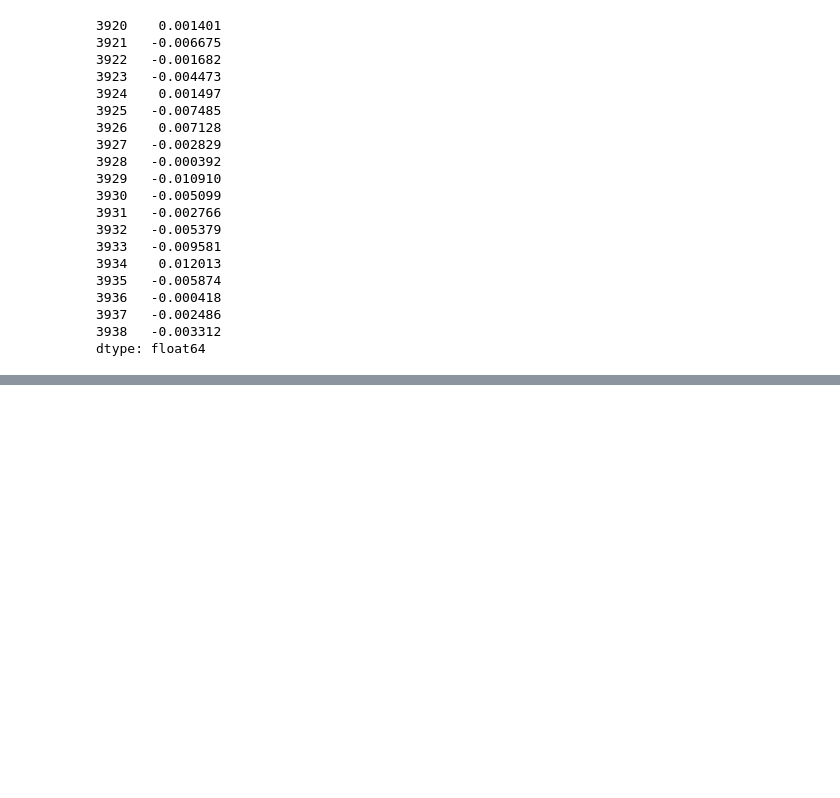
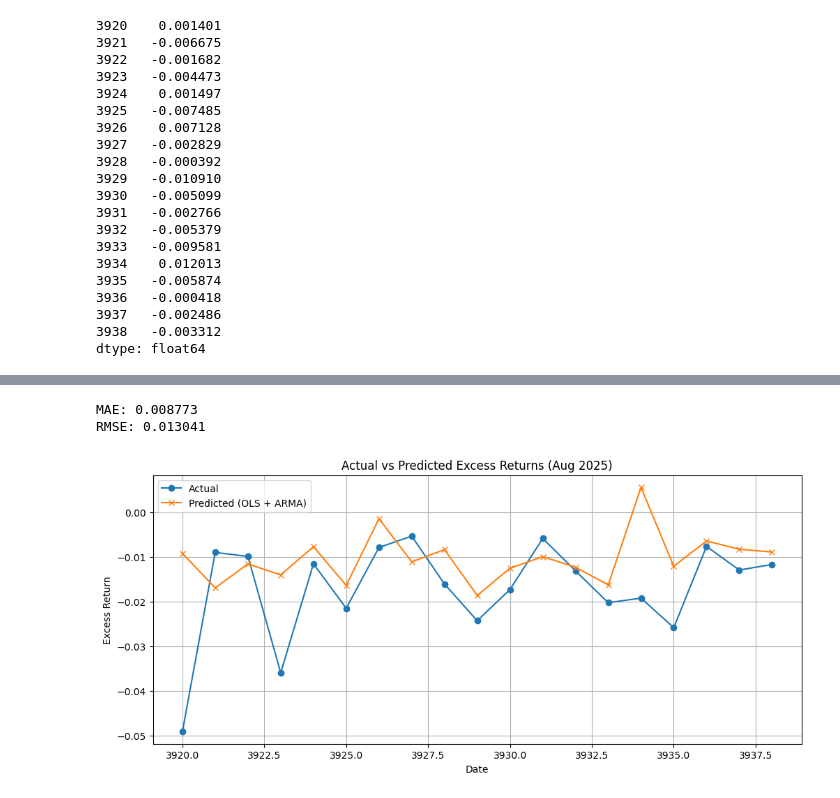
Before and after one commit to finner0203/Factor-Model-Analyzing-Portfolio-Return, a Jupyter notebook: risk_factor_regression.ipynb, the cells around one changed output, grey strips where cells are left out. Cells and saved outputs as stored; diff of their text form; code cells hidden in the pictures; blank space fills up the shorter version.

```diff
--- a/risk_factor_regression.ipynb
+++ b/risk_factor_regression.ipynb
@@ -231,0 +228,25 @@ NameError: name 'model_arma' is not defined
+# %%
+R_hat_residuals = fit.forecast(steps=len(X_test))
+# %%
+R_hat_total = R_hat_factors.values + R_hat_residuals.values
+# %%
+mae = mean_absolute_error(Y_test, R_hat_total)
+rmse = np.sqrt(mean_squared_error(Y_test, R_hat_total))
+
+print(f"MAE: {mae:.6f}")
+print(f"RMSE: {rmse:.6f}")
+# %% [output]
+MAE: 0.008773
+RMSE: 0.013041
+# %%
+plt.figure(figsize=(12, 5))
+plt.plot(Y_test.index, Y_test, label='Actual', marker='o')
+plt.plot(Y_test.index, R_hat_total, label='Predicted (OLS + ARMA)', marker='x')
+plt.title("Actual vs Predicted Excess Returns (Aug 2025)")
+plt.xlabel("Date")
+plt.ylabel("Excess Return")
+plt.legend()
+plt.grid(True)
+plt.show()
+# %% [output]
+[figure, added]
```
Also changed, not shown: parts of 8 cells of this notebook.
